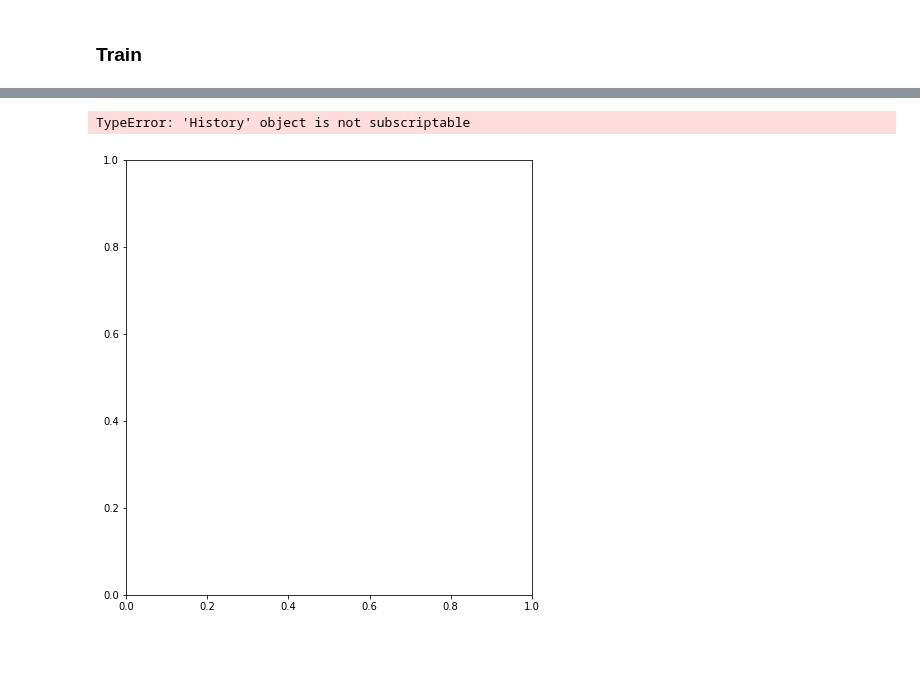
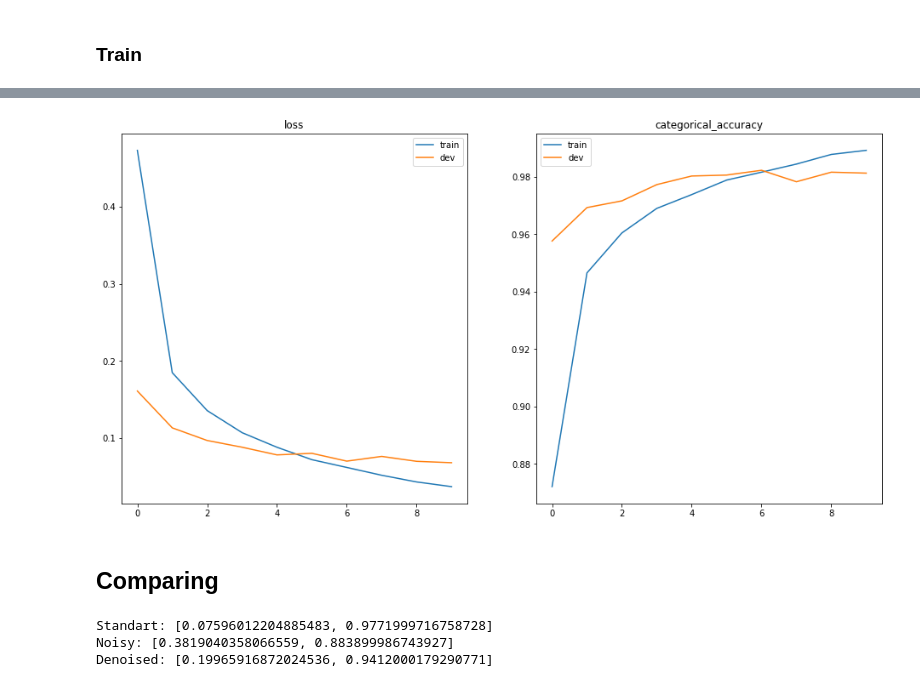
Before and after one commit to FreeLike76/ComputerVisionCourse, a Jupyter notebook: Task4/main.ipynb, the cells around one changed output, grey strips where cells are left out. Saved outputs shown, nothing was run; the diff lists cells and outputs as text; code cells hidden in the pictures; blank space fills up the shorter version.

```diff
--- a/Task4/main.ipynb
+++ b/Task4/main.ipynb
@@ -68,0 +164,12 @@ Test X: (60000, 784) float32
+# %%
+plt.rcParams["figure.figsize"] = (20, 8)
+for i in range(6):
+    random_example = np.random.randint(0, X_test_noise.shape[0])
+
+    plt.subplot(2, 6, i + 1)
+    plt.imshow(X_train_noise[random_example].reshape(28, 28), "gray")
+    plt.title("#" + str(random_example) + "\nBefore")
+
+    plt.subplot(2, 6, i + 7)
+    plt.imshow(autoencoder.predict(X_train_noise[random_example].reshape(1, 784)).reshape(28, 28), "gray")
+    plt.title("After\n Label:" + str(y_train[random_example]))
@@ -74,17 +187,14 @@ Test X: (60000, 784) float32
 def build_model(input_shape, n_classes):
     X_in = keras.Input(input_shape)
 
-    X = layers.Dense(256)(X_in)
-    X = layers.ReLU()(X)
+    X = layers.Dense(256, activation="relu")(X_in)
 
-    X = layers.Dense(128)(X)
-    X = layers.ReLU()(X)
+    X = layers.Dense(128, activation="relu")(X)
 
-    X = layers.Dense(64)(X)
-    X = layers.ReLU()(X)
+    X = layers.Dense(64, activation="relu")(X)
 
-    X = layers.Dense(n_classes)(X)
-    X = layers.Softmax()(X)
+    X = layers.Dense(n_classes, activation="softmax")(X)
+
     return keras.Model(inputs=X_in, outputs=X)
 # %%
 model = build_model(784, 10)
@@ -109,11 +222,11 @@ _________________________________________________________________
 None
 # %%
 model.compile(
-    optimizer=keras.optimizers.Adam(learning_rate=0.001),
+    optimizer=keras.optimizers.Adam(learning_rate=0.0001),
     loss=keras.losses.SparseCategoricalCrossentropy(),
     metrics=[keras.metrics.SparseCategoricalAccuracy()]
 )
 # %% [markdown]
 ### Train
 # %%
-history = model.fit(X_train, y_train, batch_size=32, epochs=5, validation_split=0.05, validation_batch_size=32)
+history = model.fit(X_train, y_train, batch_size=32, epochs=10, validation_split=0.05, validation_batch_size=32)
@@ -120,18 +267,27 @@ history = model.fit(X_train, y_train, batch_size=32, epochs=5, validation_split=
 # %%
 plt.rcParams["figure.figsize"] = (16, 8)
 plt.subplot(1, 2, 1)
 plt.plot(history.history["loss"], label="train")
 plt.plot(history.history["val_loss"], label="dev")
 plt.legend()
 plt.title("loss")
 
 plt.subplot(1, 2, 2)
-plt.plot(history.history["categorical_accuracy"], label="train")
-plt.plot(history.history["val_categorical_accuracy"], label="dev")
+plt.plot(history.history["sparse_categorical_accuracy"], label="train")
+plt.plot(history.history["val_sparse_categorical_accuracy"], label="dev")
 plt.legend()
 plt.title("categorical_accuracy")
 
 plt.show()
 # %% [output]
-TypeError: 'History' object is not subscriptable
-[figure, old version]
+[figure, new version]
+# %% [markdown]
+## Comparing
+# %%
+print("Standart:", model.evaluate(X_test, y_test, verbose=0))
+print("Noisy:", model.evaluate(X_test_noise, y_test, verbose=0))
+print("Denoised:", model.evaluate(X_test_denoised, y_test, verbose=0))
+# %% [output]
+Standart: [0.07596012204885483, 0.9771999716758728]
+Noisy: [0.3819040358066559, 0.883899986743927]
+Denoised: [0.19965916872024536, 0.9412000179290771]
```
Also changed, not shown: parts of 21 cells of this notebook.
